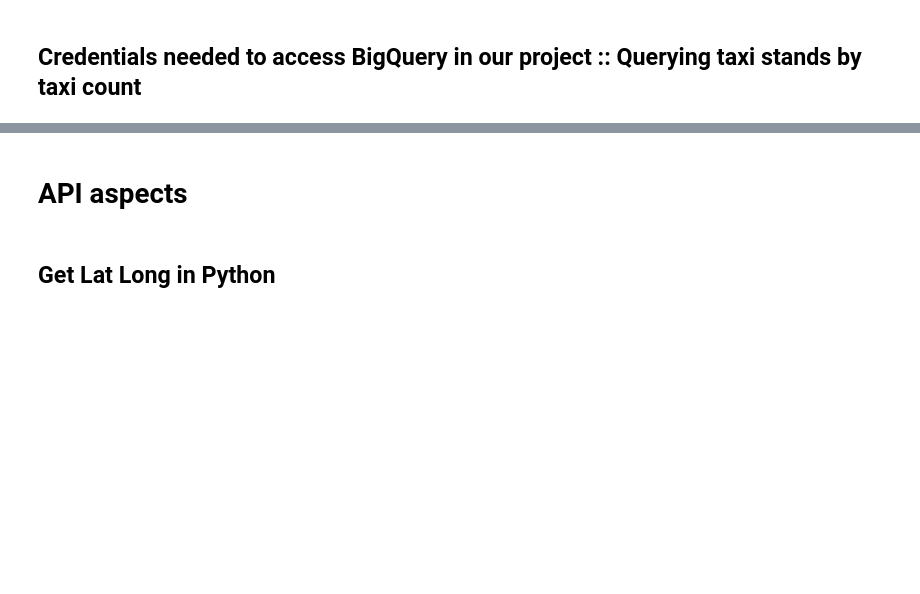
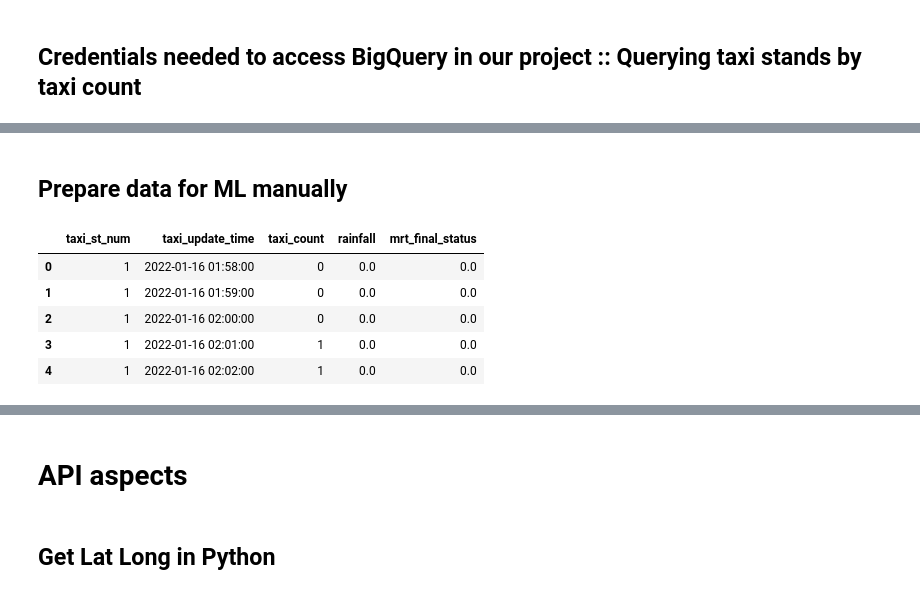
Before and after one commit to alealejandro1/taxi_compass, a Jupyter notebook: notebooks/Alejandro_taxi_compass.ipynb, the cells around one changed output, grey strips where cells are left out. Drawn from its saved outputs; the diff is of its cells as text; code cells hidden in the pictures; blank space fills up the shorter version.

```diff
--- a/notebooks/Alejandro_taxi_compass.ipynb
+++ b/notebooks/Alejandro_taxi_compass.ipynb
@@ -825,0 +541,13 @@ df[df['taxi_st_num']==1][['taxi_update_time','taxi_count']].plot(x='taxi_update_
+# %% [markdown]
+## Prepare data for ML manually
+# %%
+# Keep only one taxi stand
+df = df[df['taxi_st_num']==1]
+df.head()
+# %% [output]
+|  | taxi_st_num | taxi_update_time | taxi_count | rainfall | mrt_final_status |
+| 0 | 1 | 2022-01-16 01:58:00 | 0 | 0.0 | 0.0 |
+| 1 | 1 | 2022-01-16 01:59:00 | 0 | 0.0 | 0.0 |
+| 2 | 1 | 2022-01-16 02:00:00 | 0 | 0.0 | 0.0 |
+| 3 | 1 | 2022-01-16 02:01:00 | 1 | 0.0 | 0.0 |
+| 4 | 1 | 2022-01-16 02:02:00 | 1 | 0.0 | 0.0 |
```
Also changed, not shown: parts of 53 cells of this notebook.
